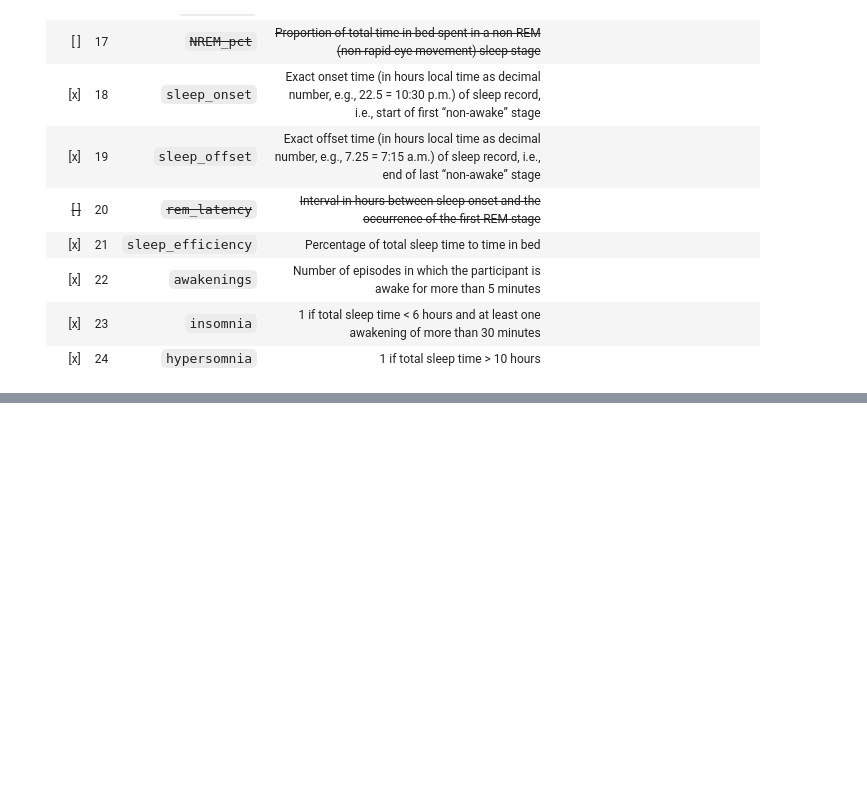
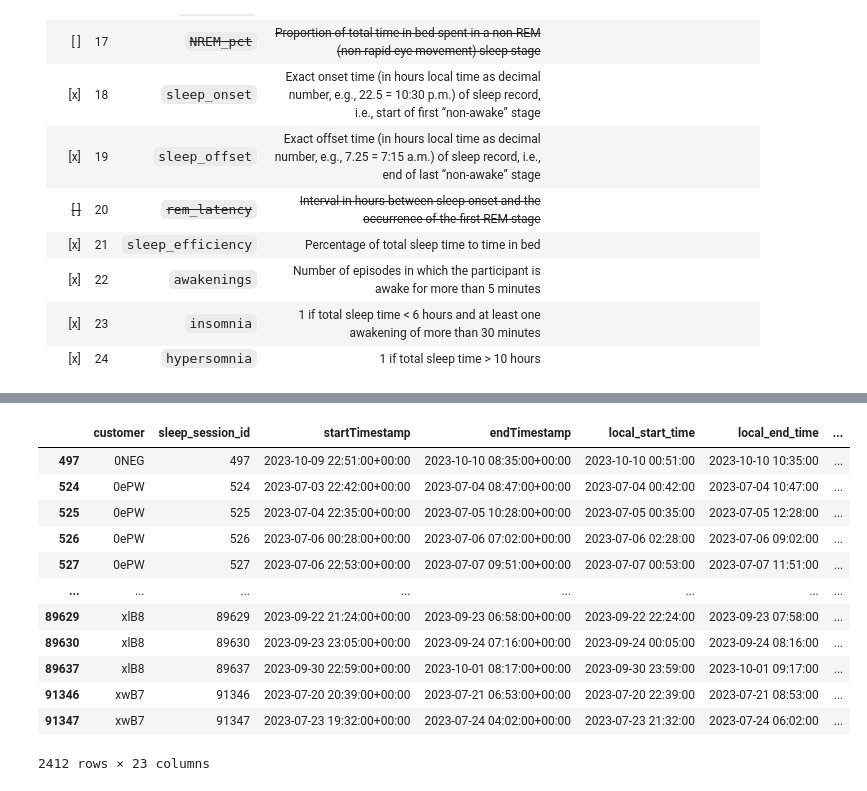
Before and after one commit to leona-ha/preact_digital, a Jupyter notebook: notebooks/02_Passive_Aggegrate.ipynb, the cells around one changed output, grey strips where cells are left out. Saved outputs shown, nothing was run; the diff lists cells and outputs as text; code cells hidden in the pictures; blank space fills up the shorter version.

Commit message:
TIME_IN_BED

```diff
--- a/notebooks/02_Passive_Aggegrate.ipynb
+++ b/notebooks/02_Passive_Aggegrate.ipynb
@@ -1863,10 +1863,11 @@ for col in [
 ]:
     df_sleep_sessions[col] = df_sleep_sessions[col].fillna(0)
 
+#!!!! time_in_bed is wrongly computed for samples from 2023 (==0) as it wasn't recorded
 # Step 7: Compute derived metrics
 df_sleep_sessions["time_out_of_bed"] = (
     df_sleep_sessions["sleep_session_duration"] - df_sleep_sessions["time_in_bed"]
-)
+) #!
 df_sleep_sessions["sleep_efficiency"] = df_sleep_sessions[
     "total_sleep_time"
 ] / df_sleep_sessions["time_in_bed"].replace(0, np.nan)
@@ -1876,6 +1877,8 @@ df_sleep_sessions["hypersomnia"] = (
 df_sleep_sessions["insomnia"] = (
     df_sleep_sessions["total_sleep_time"] <= INSOMNIA_SLEEP_THRESHOLD
 ) & (df_sleep_sessions["long_awakenings"] >= 1)
+
+# !!
 df_sleep_sessions["awake_pct"] = df_sleep_sessions[
     "SleepAwake_duration"
 ] / df_sleep_sessions["time_in_bed"].replace(0, np.nan)
@@ -2012,38 +1967,0 @@ df_sleep_sessions_bed["sleep_session_duration"] = (
-# %%
-# Step 1: Identify sleep sessions from all the records
-df_sleepall = (
-    # df[df["type"] == "SleepInBedBinary"]
-    df
-    .sort_values(by=["customer", "startTimestamp"])
-    .reset_index(drop=True)
-)
-df_sleepall["next_SleepInBed_start"] = df_sleepall.groupby("customer")[
-    "startTimestamp"
-].shift(-1)
-df_sleepall["gap_to_next"] = (
-    df_sleepall["next_SleepInBed_start"] - df_sleepall["endTimestamp"]
-)
-df_sleepall["is_lastentryinsession"] = (
-    df_sleepall["gap_to_next"].dt.total_seconds() > MAX_GAP_SECOND
-) | (df_sleepall["gap_to_next"].isna())
-df_sleepall["is_firstentryinsession"] = (
-    df_sleepall.groupby("customer")["is_lastentryinsession"].shift(1).fillna(True)
-)
-df_sleepall["sleep_session_id"] = df_sleepall["is_firstentryinsession"].cumsum() - 1
-
-# Step 2: Create df_sleep_sessions with session boundaries
-df_sleep_sessions = (
-    df_sleepall.groupby(["customer", "sleep_session_id"])
-    .agg(
-        {
-            "startTimestamp": "first",
-            "endTimestamp": "last",
-            "local_start_time": "first",
-            "local_end_time": "last",
-        }
-    )
-    .reset_index()
-)
-df_sleep_sessions["sleep_session_duration"] = (
-    df_sleep_sessions["endTimestamp"] - df_sleep_sessions["startTimestamp"]
-).dt.total_seconds()
@@ -2061,0 +1996,16 @@ pd.testing.assert_frame_equal(
+# %%
+df_sleep_sessions[df_sleep_sessions["time_in_bed"] == 0]
+# %% [output]
+|  | customer | sleep_session_id | startTimestamp | endTimestamp | local_start_time | local_end_time | ... |
+| 497 | 0NEG | 497 | 2023-10-09 22:51:00+00:00 | 2023-10-10 08:35:00+00:00 | 2023-10-10 00:51:00 | 2023-10-10 10:35:00 | ... |
+| 524 | 0ePW | 524 | 2023-07-03 22:42:00+00:00 | 2023-07-04 08:47:00+00:00 | 2023-07-04 00:42:00 | 2023-07-04 10:47:00 | ... |
+| 525 | 0ePW | 525 | 2023-07-04 22:35:00+00:00 | 2023-07-05 10:28:00+00:00 | 2023-07-05 00:35:00 | 2023-07-05 12:28:00 | ... |
+| 526 | 0ePW | 526 | 2023-07-06 00:28:00+00:00 | 2023-07-06 07:02:00+00:00 | 2023-07-06 02:28:00 | 2023-07-06 09:02:00 | ... |
+| 527 | 0ePW | 527 | 2023-07-06 22:53:00+00:00 | 2023-07-07 09:51:00+00:00 | 2023-07-07 00:53:00 | 2023-07-07 11:51:00 | ... |
+| ... | ... | ... | ... | ... | ... | ... | ... |
+| 89629 | xlB8 | 89629 | 2023-09-22 21:24:00+00:00 | 2023-09-23 06:58:00+00:00 | 2023-09-22 22:24:00 | 2023-09-23 07:58:00 | ... |
+| 89630 | xlB8 | 89630 | 2023-09-23 23:05:00+00:00 | 2023-09-24 07:16:00+00:00 | 2023-09-24 00:05:00 | 2023-09-24 08:16:00 | ... |
+| 89637 | xlB8 | 89637 | 2023-09-30 22:59:00+00:00 | 2023-10-01 08:17:00+00:00 | 2023-09-30 23:59:00 | 2023-10-01 09:17:00 | ... |
+| 91346 | xwB7 | 91346 | 2023-07-20 20:39:00+00:00 | 2023-07-21 06:53:00+00:00 | 2023-07-20 22:39:00 | 2023-07-21 08:53:00 | ... |
+| 91347 | xwB7 | 91347 | 2023-07-23 19:32:00+00:00 | 2023-07-24 04:02:00+00:00 | 2023-07-23 21:32:00 | 2023-07-24 06:02:00 | ... |
+2412 rows × 23 columns
```
Also changed, not shown: parts of 13 cells of this notebook.
